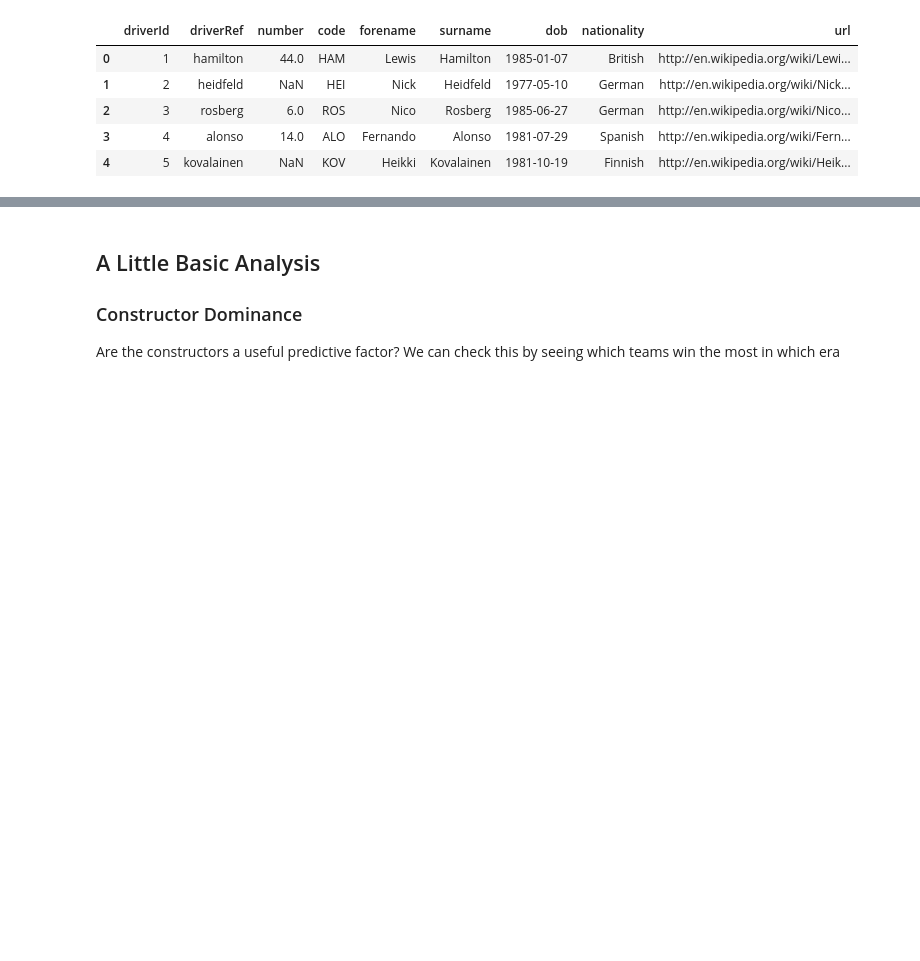
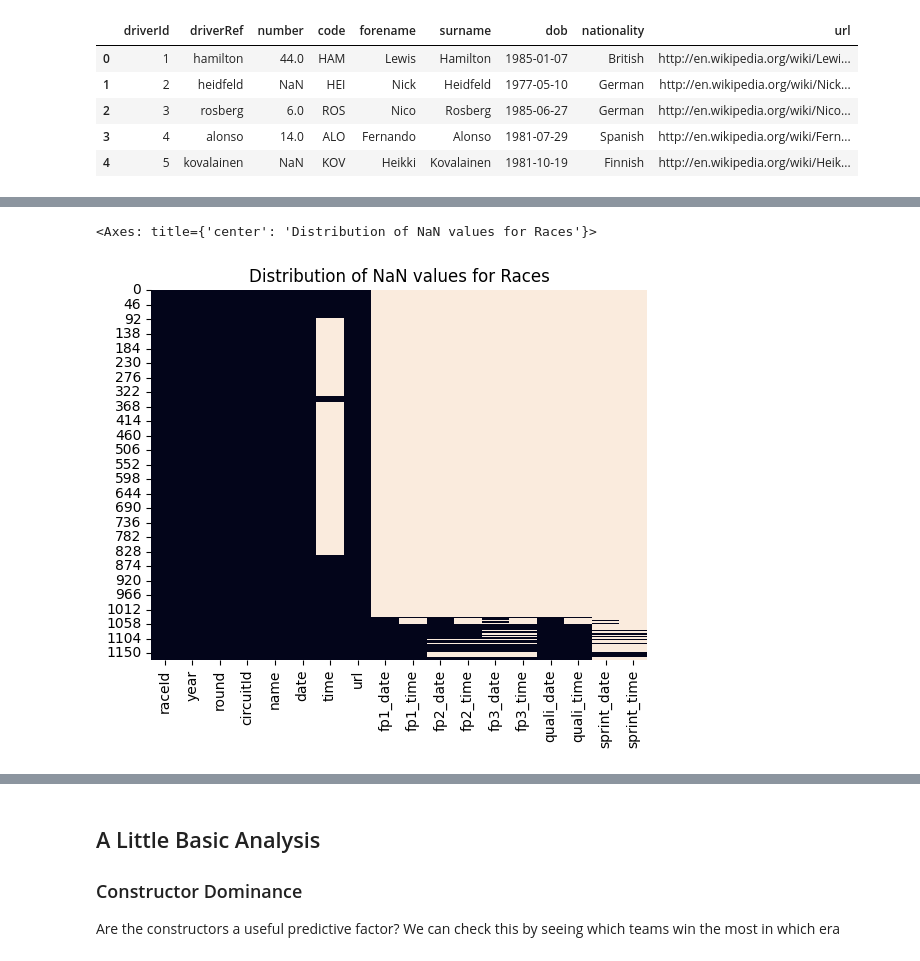
Before and after one commit to DaveAhearne/F1Prediction, a Jupyter notebook: F1Predictor.ipynb, the cells around one changed output, grey strips where cells are left out. Drawn from its saved outputs; the diff is of its cells as text; code cells hidden in the pictures; blank space fills up the shorter version.

```diff
--- a/F1Predictor.ipynb
+++ b/F1Predictor.ipynb
@@ -150,0 +199,8 @@ memory usage: 60.9+ KB
+# %%
+plt.xlabel("Field")
+plt.ylabel("Index")
+plt.title("Distribution of NaN values for Races")
+sns.heatmap(race_df.isna(), cbar=False)
+# %% [output]
+<Axes: title={'center': 'Distribution of NaN values for Races'}>
+[figure, added]
```
Also changed, not shown: parts of 36 cells of this notebook.
